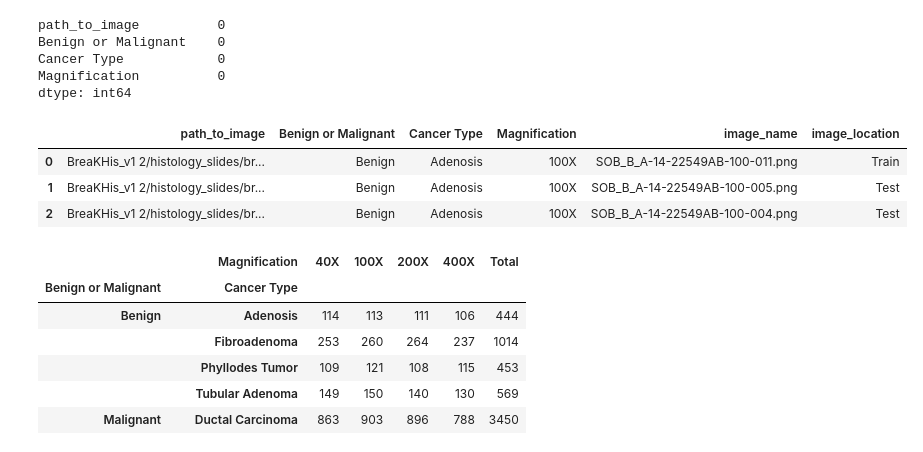
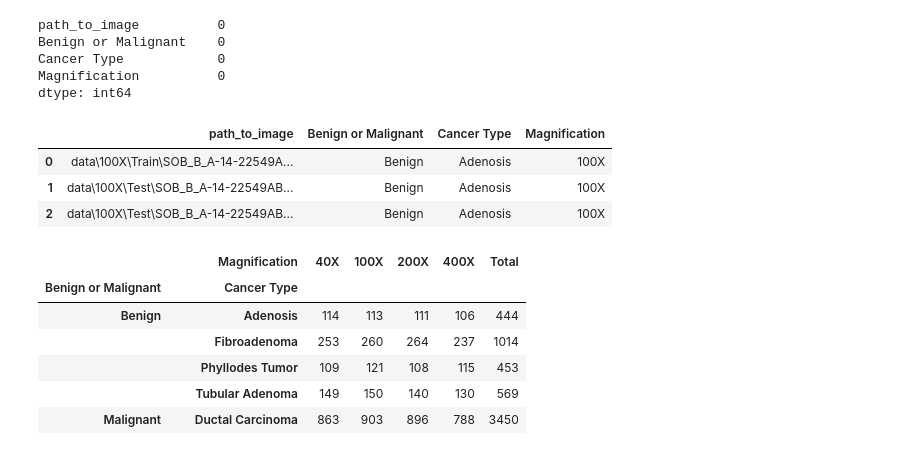
Before and after one commit to master-boda/Deep-Learning, a Jupyter notebook: data_exploration.ipynb, the cells around one changed output. Saved outputs shown, nothing was run; the diff lists cells and outputs as text; code cells hidden in the pictures.

```diff
--- a/data_exploration.ipynb
+++ b/data_exploration.ipynb
@@ -58,23 +58,29 @@ Cancer Type            0
 Magnification          0
 dtype: int64
 # %%
-# add location of the image to the dataframe (using last bit of path_to_image and searching for it in the train/test/val folders inside the data folder)
+def update_image_paths(metadata):
+    metadata['image_name'] = metadata['path_to_image'].apply(lambda x: x.split('/')[-1])
+    metadata['image_location'] = metadata.apply(
+        lambda row: 'Train' if os.path.exists(os.path.join('data', row['Magnification'], 'train', row['image_name']))
+        else 'Test' if os.path.exists(os.path.join('data', row['Magnification'], 'test', row['image_name']))
+        else 'Val' if os.path.exists(os.path.join('data', row['Magnification'], 'val', row['image_name']))
+        else 'Not_Found',
+        axis=1
+    )
+    metadata['path_to_image'] = metadata.apply(
+        lambda row: os.path.join('data', row['Magnification'], row['image_location'], row['image_name']),
+        axis=1
+    )
+    metadata.drop(columns=['image_name', 'image_location'], inplace=True)
+    return metadata
 
-img_metadata_df['image_name'] = img_metadata_df['path_to_image'].apply(lambda x: x.split('/')[-1])
-img_metadata_df['image_location'] = img_metadata_df.apply(
-    lambda row: 'Train' if os.path.exists(os.path.join('data', row['Magnification'], 'train', row['image_name']))
-    else 'Test' if os.path.exists(os.path.join('data', row['Magnification'], 'test', row['image_name']))
-    else 'Val' if os.path.exists(os.path.join('data', row['Magnification'], 'val', row['image_name']))
-    else 'Not_Found',
-    axis=1
-)
-
+img_metadata_df = update_image_paths(img_metadata_df)
 img_metadata_df.head(3)
 # %% [output]
-|  | path_to_image | Benign or Malignant | Cancer Type | Magnification | image_name | image_location |
-| 0 | BreaKHis_v1 2/histology_slides/br... | Benign | Adenosis | 100X | SOB_B_A-14-22549AB-100-011.png | Train |
-| 1 | BreaKHis_v1 2/histology_slides/br... | Benign | Adenosis | 100X | SOB_B_A-14-22549AB-100-005.png | Test |
-| 2 | BreaKHis_v1 2/histology_slides/br... | Benign | Adenosis | 100X | SOB_B_A-14-22549AB-100-004.png | Test |
+|  | path_to_image | Benign or Malignant | Cancer Type | Magnification |
+| 0 | data\100X\Train\SOB_B_A-14-22549A... | Benign | Adenosis | 100X |
+| 1 | data\100X\Test\SOB_B_A-14-22549AB... | Benign | Adenosis | 100X |
+| 2 | data\100X\Test\SOB_B_A-14-22549AB... | Benign | Adenosis | 100X |
 # %%
 grouped = img_metadata_df.groupby(
     ['Benign or Malignant', 'Cancer Type', 'Magnification']
```
Also changed, not shown: parts of 2 cells of this notebook.
